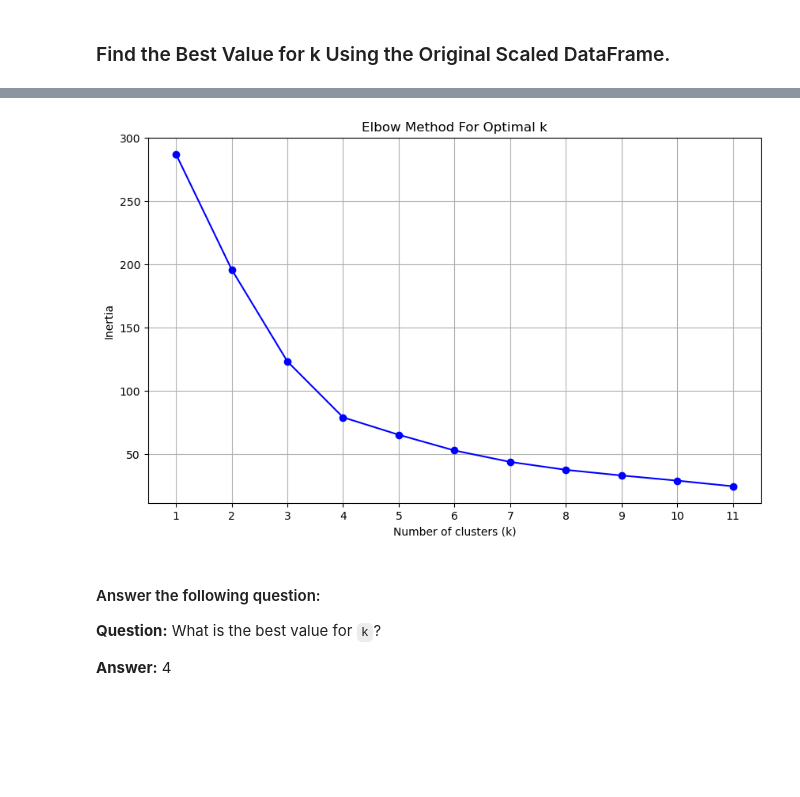
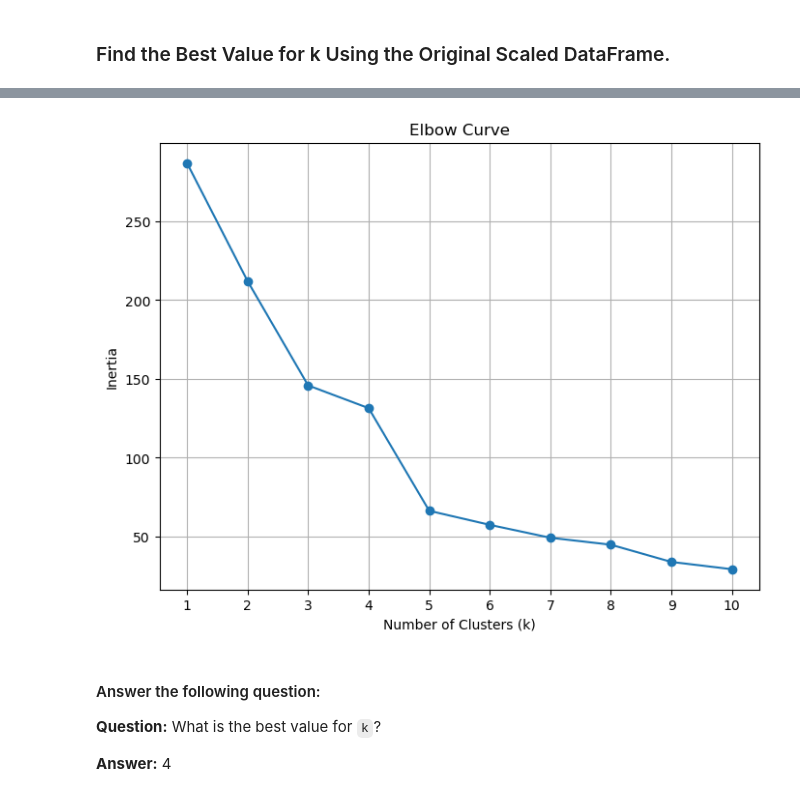
Before and after one commit to Salsonmez/CryptoClustering, a Jupyter notebook: Crypto_Clustering.ipynb, the cells around one changed output, grey strips where cells are left out. Saved outputs shown, nothing was run; the diff lists cells and outputs as text; code cells hidden in the pictures; blank space fills up the shorter version.

```diff
--- a/Crypto_Clustering.ipynb
+++ b/Crypto_Clustering.ipynb
@@ -61,25 +61,30 @@ scaled_market_data_df.head()
 # %% [markdown]
 ### Find the Best Value for k Using the Original Scaled DataFrame.
 # %%
-# Create a list with the number of k-values to try, using a range from 1 to 11
-k_values = range(1, 12)
+# Create a list with the number of k-values to try
+# Use a range from 1 to 11
+k_values = list(range(1, 11))
 
 # Create an empty list to store the inertia values
 inertia = []
 
 # Create a for loop to compute the inertia with each possible value of k
+# Inside the loop:
+# 1. Create a KMeans model using the loop counter for the n_clusters
+# 2. Fit the model to the data using the scaled DataFrame
+# 3. Append the model.inertia_ to the inertia list
 for k in k_values:
-    # 1. Create a KMeans model using the loop counter for the n_clusters
-    kmeans = KMeans(n_clusters=k, random_state=42, n_init=10)  # Explicitly set n_init to 10
+    kmeans_model = KMeans(n_clusters=k, n_init='auto', random_state=1)
 
-    # 2. Fit the model to the data using the scaled DataFrame
-    kmeans.fit(scaled_market_data_df)
+    kmeans_model.fit(scaled_market_data_df)
 
-    # 3. Append the model.inertia_ to the inertia list
-    inertia.append(kmeans.inertia_)
+    inertia.append(kmeans_model.inertia_)
 
 # Create a dictionary with the data to plot the Elbow curve
-elbow_data = {'k': k_values, 'inertia': inertia}
+elbow_data = {
+    "k": k_values,
+    "inertia": inertia
+}
 
 # Create a DataFrame with the data to plot the Elbow curve
 elbow_df = pd.DataFrame(elbow_data)
@@ -136,19 +106,19 @@ elbow_df
 # %%
 # Plot a line chart with all the inertia values computed with
 # the different values of k to visually identify the optimal value for k.
 import matplotlib.pyplot as plt
 
-# Plot the Elbow curve
-plt.figure(figsize=(10, 6))
-plt.plot(elbow_df['k'], elbow_df['inertia'], marker='o', linestyle='-', color='b')
-plt.title('Elbow Method For Optimal k')
-plt.xlabel('Number of clusters (k)')
-plt.ylabel('Inertia')
-plt.xticks(elbow_df['k'])  # Ensure all k values are shown on the x-axis
+# Plot a line chart with the inertia values
+plt.figure(figsize=(8, 6))
+plt.plot(elbow_df["k"], elbow_df["inertia"], marker='o')
+plt.title("Elbow Curve")
+plt.xlabel("Number of Clusters (k)")
+plt.ylabel("Inertia")
+plt.xticks(elbow_df["k"])
 plt.grid(True)
 plt.show()
 # %% [output]
-[figure, old version]
+[figure, new version]
 # %% [markdown]
 #### Answer the following question:
 **Question:** What is the best value for `k`?
```
Also changed, not shown: parts of 26 cells of this notebook.
